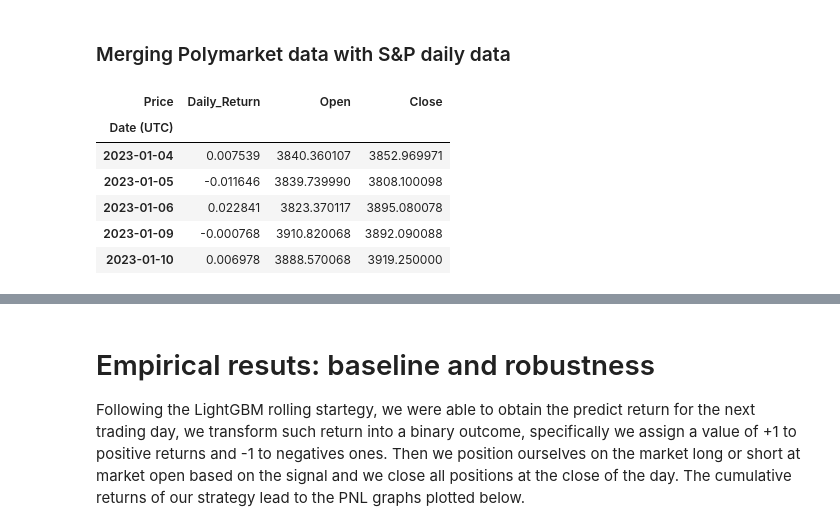
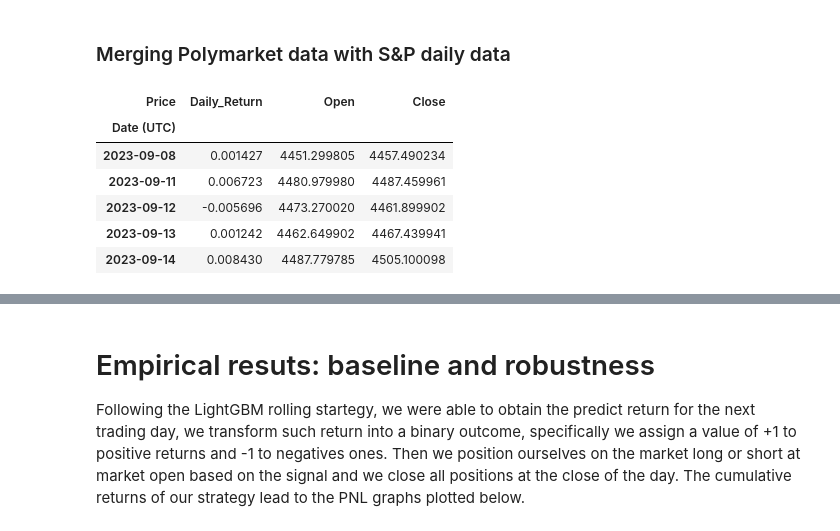
Before and after one commit to MichaelCarloH/ML-PortfolioManagement, a Jupyter notebook: submission_code/report.ipynb, the cells around one changed output, grey strips where cells are left out. Cells and saved outputs as stored; diff of their text form; code cells hidden in the pictures.

```diff
--- a/submission_code/report.ipynb
+++ b/submission_code/report.ipynb
@@ -82,7 +97,7 @@ import yfinance as yf
 
 def load_sp500_data(
     ticker: str = "^GSPC",
-    start: str = "2023-01-01",
+    start: str = "2023-09-07",
     end: str = None,
     output_path: str = "data//sp500/sp500_ohlcv_returns.csv",
 ) -> pd.DataFrame:
@@ -447,14 +649,16 @@ plt.show()
 ### Merging Polymarket data with S&P daily data
 # %%
 from data_processing import load_sp500_data
+
 spx = load_sp500_data()
+spx = spx[spx.index >= "2023-09-07"]
 spx.head()
 # %% [output]
 | Price | Daily_Return | Open | Close |
 | Date (UTC) |  |  |  |
-| 2023-01-04 | 0.007539 | 3840.360107 | 3852.969971 |
-| 2023-01-05 | -0.011646 | 3839.739990 | 3808.100098 |
-| 2023-01-06 | 0.022841 | 3823.370117 | 3895.080078 |
-| 2023-01-09 | -0.000768 | 3910.820068 | 3892.090088 |
-| 2023-01-10 | 0.006978 | 3888.570068 | 3919.250000 |
+| 2023-09-08 | 0.001427 | 4451.299805 | 4457.490234 |
+| 2023-09-11 | 0.006723 | 4480.979980 | 4487.459961 |
+| 2023-09-12 | -0.005696 | 4473.270020 | 4461.899902 |
+| 2023-09-13 | 0.001242 | 4462.649902 | 4467.439941 |
+| 2023-09-14 | 0.008430 | 4487.779785 | 4505.100098 |
 # %%
```
Also changed, not shown: parts of 31 cells of this notebook.
